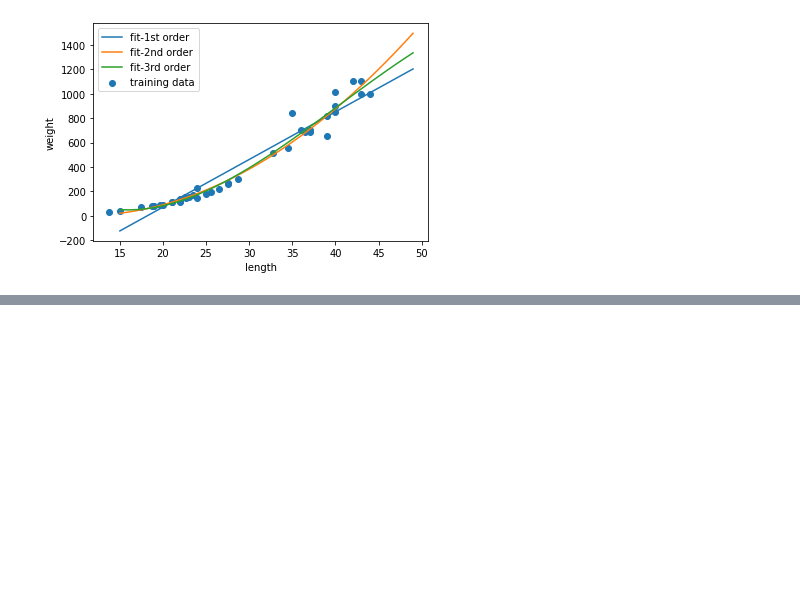
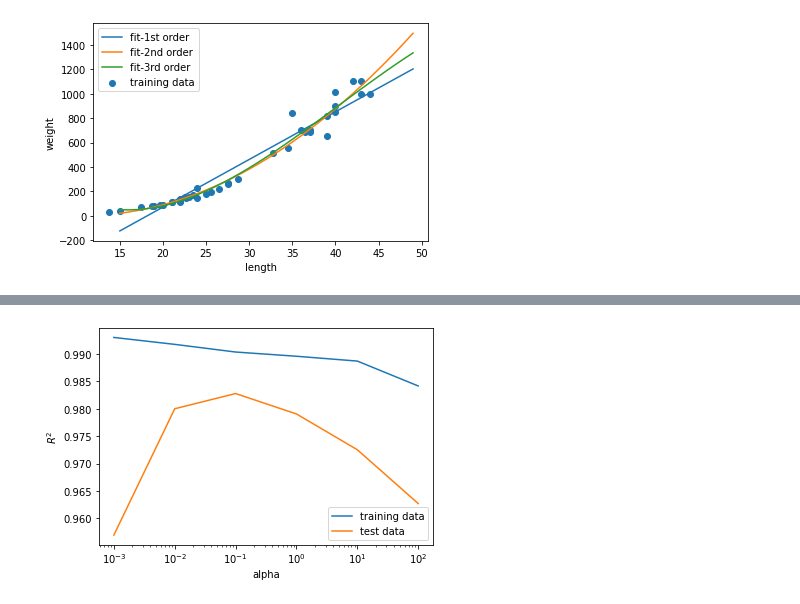
Before and after one commit to keizikang/self_study_mldl, a Jupyter notebook: 혼공머신_3장.ipynb, the cells around one changed output, grey strips where cells are left out. Cells and saved outputs as stored; diff of their text form; code cells hidden in the pictures; blank space fills up the shorter version.

```diff
--- a/혼공머신_3장.ipynb
+++ b/혼공머신_3장.ipynb
@@ -438,0 +569,10 @@ lr.coef_, lr.intercept_
+# %%
+poly = PolynomialFeatures(degree=5, include_bias=False)
+poly.fit(train_input)
+train_poly = poly.transform(train_input)
+test_poly = poly.transform(test_input)
+
+lr = LinearRegression()
+lr.fit(train_poly, train_target)
+print(f'훈련 세트 점수: {lr.score(train_poly, train_target):.3f}')
+print(f'테스트 세트 점수: {lr.score(test_poly, test_target):.3f}')
@@ -438,0 +639,7 @@ lr.coef_, lr.intercept_
+# %%
+from sklearn.preprocessing import StandardScaler
+
+ss = StandardScaler()
+ss.fit(train_poly)
+train_scaled = ss.transform(train_poly) # 표준점수화 된 훈련 세트
+test_scaled = ss.transform(test_poly) # 표준점수화 된 테스트 세트
@@ -438,0 +652,7 @@ lr.coef_, lr.intercept_
+# %%
+from sklearn.linear_model import Ridge
+
+ridge = Ridge()
+ridge.fit(train_scaled, train_target)
+print(f'훈련 세트 점수: {ridge.score(train_scaled, train_target):.3f}')
+print(f'테스트 세트 점수: {ridge.score(test_scaled, test_target):.3f}')
@@ -438,0 +689,20 @@ lr.coef_, lr.intercept_
+# %%
+alpha_list = np.power(10., range(-3, 3))
+train_score = []
+test_score = []
+
+for alpha in alpha_list:
+    ridge = Ridge(alpha=alpha)
+    ridge.fit(train_scaled, train_target)
+    train_score.append(ridge.score(train_scaled, train_target))
+    test_score.append(ridge.score(test_scaled, test_target))
+
+plt.plot(alpha_list, train_score, label='training data')
+plt.plot(alpha_list, test_score, label='test data')
+plt.xlabel('alpha')
+plt.ylabel('$R^2$')
+plt.legend()
+plt.gca().set_xscale('log')
+plt.show()
+# %% [output]
+[figure, added]
```
Also changed, not shown: parts of 13 cells of this notebook.
